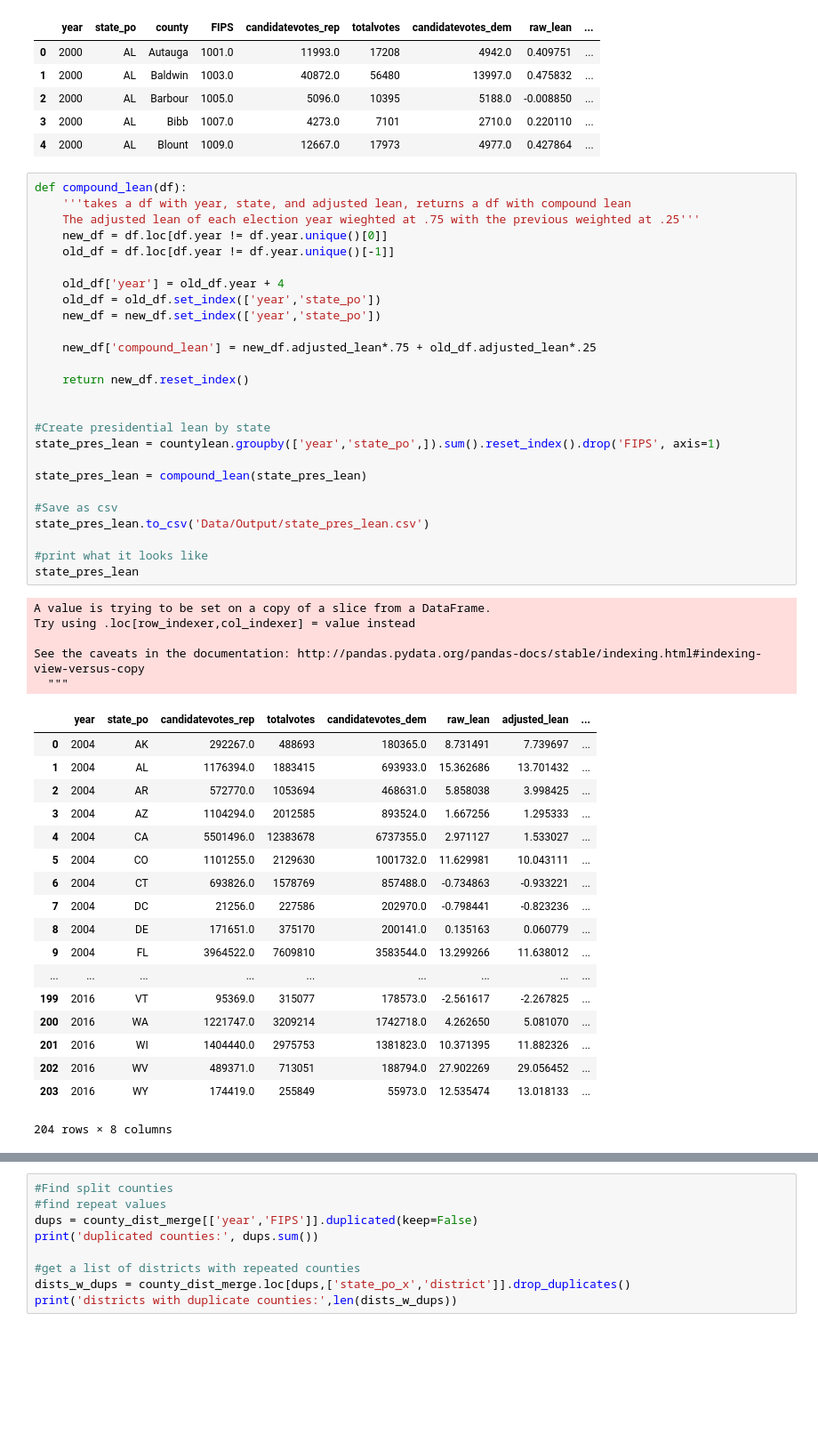
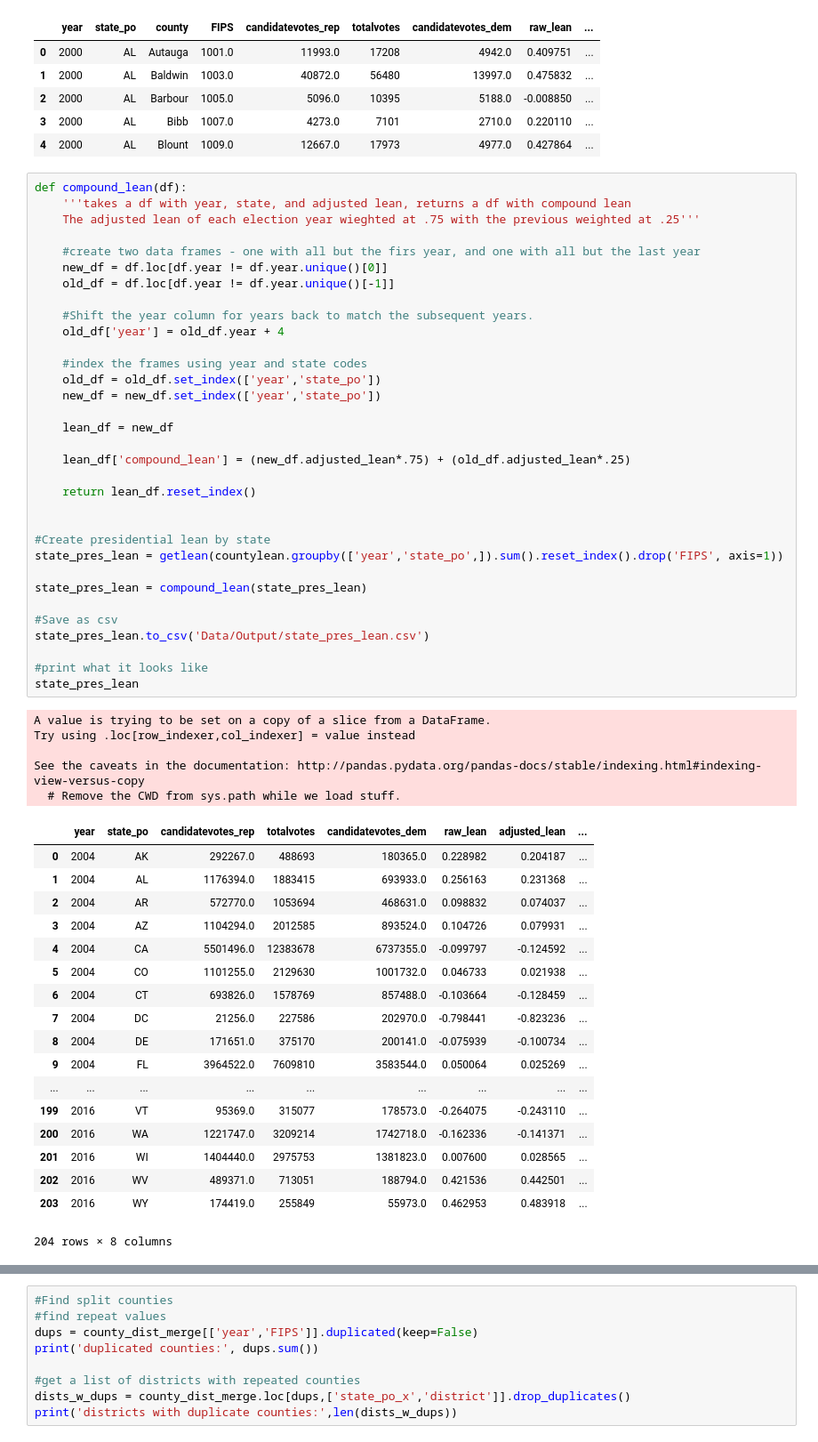
Before and after one commit to Nhorning/Congressional_Survival, a Jupyter notebook: historical_partisan_lean..ipynb, the cells around one changed output, grey strips where cells are left out. Shown: that part at 89% size. Cells and saved outputs as stored; diff of their text form; blank space fills up the shorter version.

Commit message:
fixed issue with lean suming

```diff
--- a/historical_partisan_lean..ipynb
+++ b/historical_partisan_lean..ipynb
@@ -156,52 +156,59 @@ countylean.head()
 # %%
 def compound_lean(df):
     '''takes a df with year, state, and adjusted lean, returns a df with compound lean
     The adjusted lean of each election year wieghted at .75 with the previous weighted at .25'''
+
+    #create two data frames - one with all but the firs year, and one with all but the last year
     new_df = df.loc[df.year != df.year.unique()[0]]
     old_df = df.loc[df.year != df.year.unique()[-1]]
 
+    #Shift the year column for years back to match the subsequent years.
     old_df['year'] = old_df.year + 4
+
+    #index the frames using year and state codes
     old_df = old_df.set_index(['year','state_po'])
     new_df = new_df.set_index(['year','state_po'])
 
-    new_df['compound_lean'] = new_df.adjusted_lean*.75 + old_df.adjusted_lean*.25
+    lean_df = new_df
 
-    return new_df.reset_index()
+    lean_df['compound_lean'] = (new_df.adjusted_lean*.75) + (old_df.adjusted_lean*.25)
+
+    return lean_df.reset_index()
 
 
 #Create presidential lean by state
-state_pres_lean = countylean.groupby(['year','state_po',]).sum().reset_index().drop('FIPS', axis=1)
+state_pres_lean = getlean(countylean.groupby(['year','state_po',]).sum().reset_index().drop('FIPS', axis=1))
 
 state_pres_lean = compound_lean(state_pres_lean)
 
 #Save as csv
 state_pres_lean.to_csv('Data/Output/state_pres_lean.csv')
 
 #print what it looks like
 state_pres_lean
 # %% [output]
 A value is trying to be set on a copy of a slice from a DataFrame.
 Try using .loc[row_indexer,col_indexer] = value instead
 
 See the caveats in the documentation: http://pandas.pydata.org/pandas-docs/stable/indexing.html#indexing-view-versus-copy
-  """
+  # Remove the CWD from sys.path while we load stuff.
 |  | year | state_po | candidatevotes_rep | totalvotes | candidatevotes_dem | raw_lean | adjusted_lean | ... |
-| 0 | 2004 | AK | 292267.0 | 488693 | 180365.0 | 8.731491 | 7.739697 | ... |
-| 1 | 2004 | AL | 1176394.0 | 1883415 | 693933.0 | 15.362686 | 13.701432 | ... |
-| 2 | 2004 | AR | 572770.0 | 1053694 | 468631.0 | 5.858038 | 3.998425 | ... |
-| 3 | 2004 | AZ | 1104294.0 | 2012585 | 893524.0 | 1.667256 | 1.295333 | ... |
-| 4 | 2004 | CA | 5501496.0 | 12383678 | 6737355.0 | 2.971127 | 1.533027 | ... |
-| 5 | 2004 | CO | 1101255.0 | 2129630 | 1001732.0 | 11.629981 | 10.043111 | ... |
-| 6 | 2004 | CT | 693826.0 | 1578769 | 857488.0 | -0.734863 | -0.933221 | ... |
+| 0 | 2004 | AK | 292267.0 | 488693 | 180365.0 | 0.228982 | 0.204187 | ... |
+| 1 | 2004 | AL | 1176394.0 | 1883415 | 693933.0 | 0.256163 | 0.231368 | ... |
+| 2 | 2004 | AR | 572770.0 | 1053694 | 468631.0 | 0.098832 | 0.074037 | ... |
+| 3 | 2004 | AZ | 1104294.0 | 2012585 | 893524.0 | 0.104726 | 0.079931 | ... |
+| 4 | 2004 | CA | 5501496.0 | 12383678 | 6737355.0 | -0.099797 | -0.124592 | ... |
+| 5 | 2004 | CO | 1101255.0 | 2129630 | 1001732.0 | 0.046733 | 0.021938 | ... |
+| 6 | 2004 | CT | 693826.0 | 1578769 | 857488.0 | -0.103664 | -0.128459 | ... |
 | 7 | 2004 | DC | 21256.0 | 227586 | 202970.0 | -0.798441 | -0.823236 | ... |
-| 8 | 2004 | DE | 171651.0 | 375170 | 200141.0 | 0.135163 | 0.060779 | ... |
-| 9 | 2004 | FL | 3964522.0 | 7609810 | 3583544.0 | 13.299266 | 11.638012 | ... |
+| 8 | 2004 | DE | 171651.0 | 375170 | 200141.0 | -0.075939 | -0.100734 | ... |
+| 9 | 2004 | FL | 3964522.0 | 7609810 | 3583544.0 | 0.050064 | 0.025269 | ... |
 | ... | ... | ... | ... | ... | ... | ... | ... | ... |
-| 199 | 2016 | VT | 95369.0 | 315077 | 178573.0 | -2.561617 | -2.267825 | ... |
-| 200 | 2016 | WA | 1221747.0 | 3209214 | 1742718.0 | 4.262650 | 5.081070 | ... |
-| 201 | 2016 | WI | 1404440.0 | 2975753 | 1381823.0 | 10.371395 | 11.882326 | ... |
-| 202 | 2016 | WV | 489371.0 | 713051 | 188794.0 | 27.902269 | 29.056452 | ... |
-| 203 | 2016 | WY | 174419.0 | 255849 | 55973.0 | 12.535474 | 13.018133 | ... |
+| 199 | 2016 | VT | 95369.0 | 315077 | 178573.0 | -0.264075 | -0.243110 | ... |
+| 200 | 2016 | WA | 1221747.0 | 3209214 | 1742718.0 | -0.162336 | -0.141371 | ... |
+| 201 | 2016 | WI | 1404440.0 | 2975753 | 1381823.0 | 0.007600 | 0.028565 | ... |
+| 202 | 2016 | WV | 489371.0 | 713051 | 188794.0 | 0.421536 | 0.442501 | ... |
+| 203 | 2016 | WY | 174419.0 | 255849 | 55973.0 | 0.462953 | 0.483918 | ... |
 204 rows × 8 columns
 # %%
 #Find a way to join the above to create a rough approximation of lean at the district level
```
Also changed, not shown: parts of 1 cell of this notebook, 5 other files.
